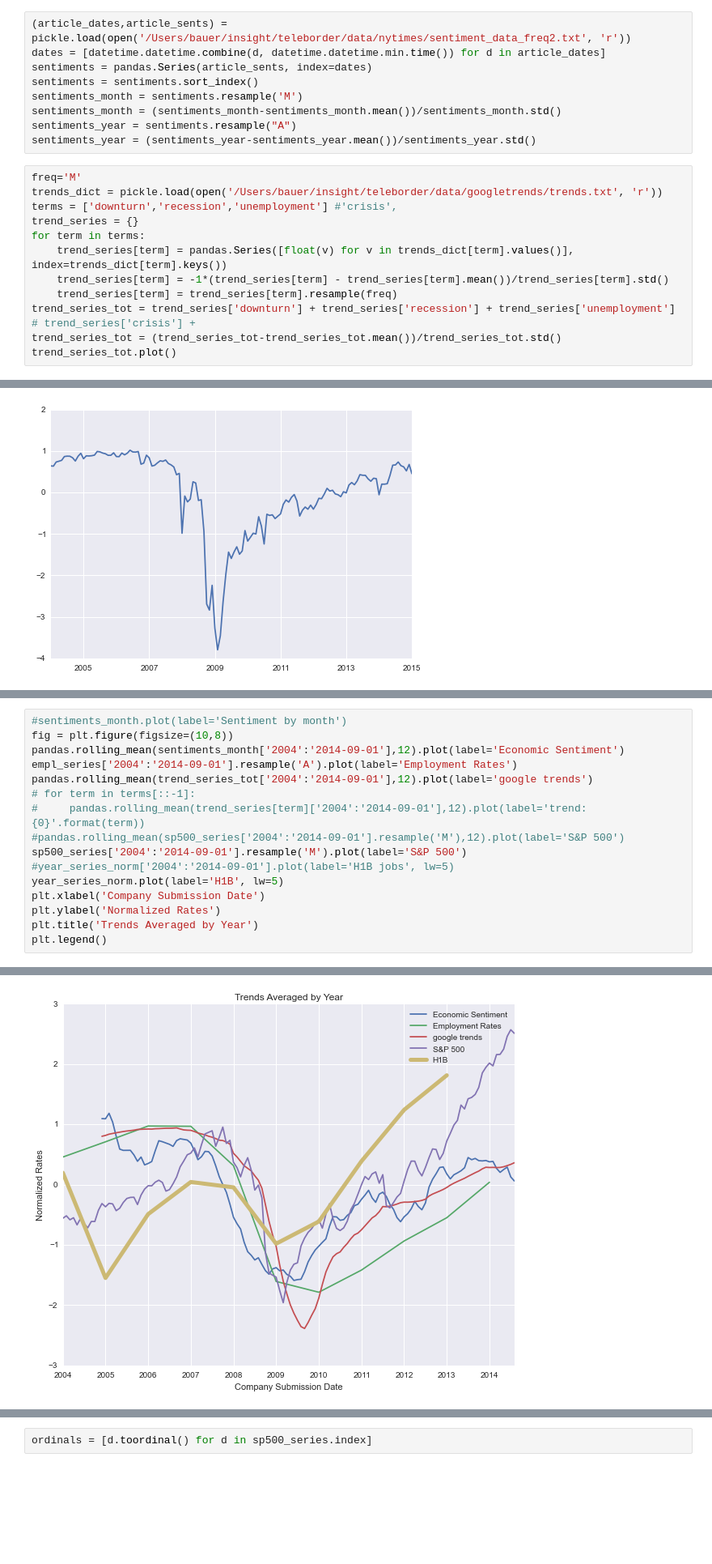
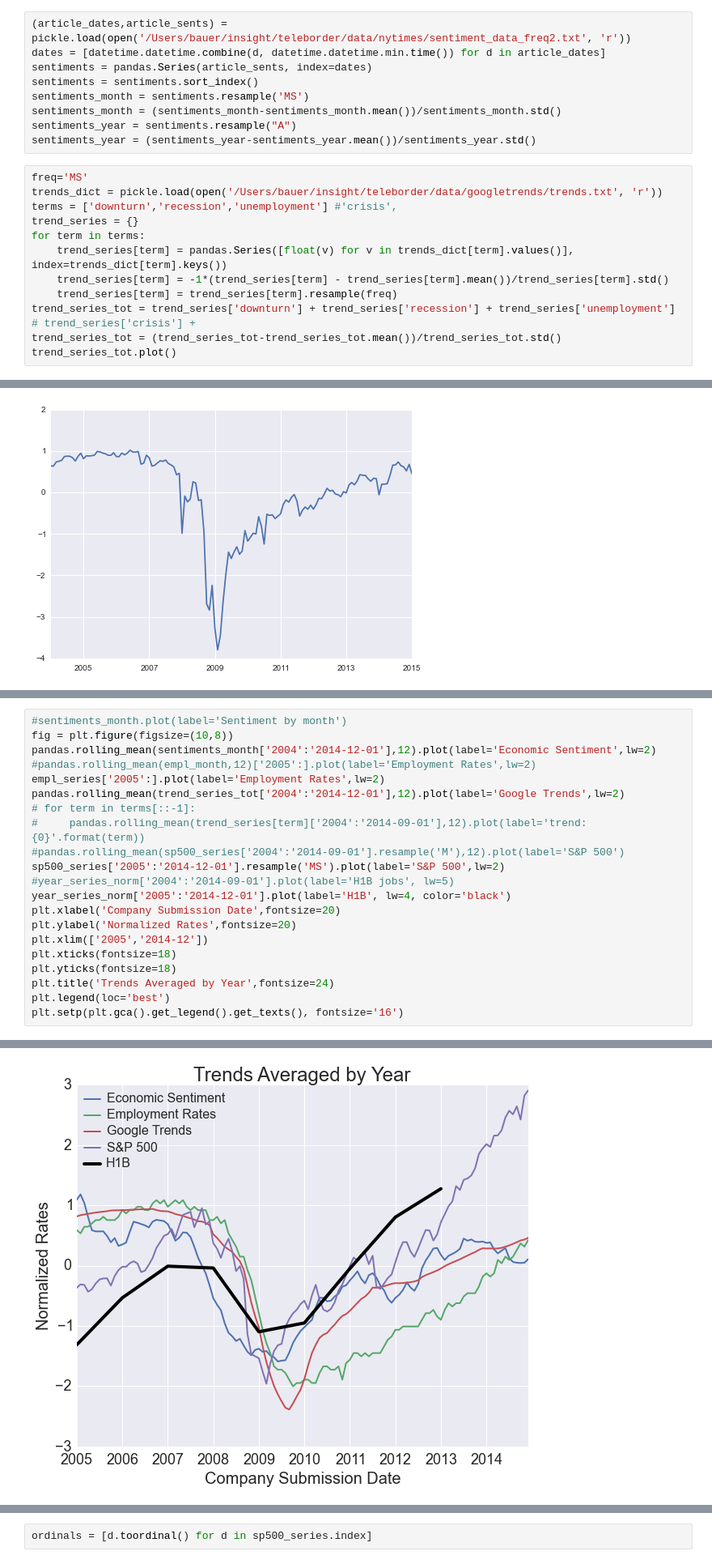
Before and after one commit to ahbauer/insight, a Jupyter notebook: notebooks/H1B.ipynb, the cells around one changed output, grey strips where cells are left out. Shown at 81% size. Cells and saved outputs as stored; diff of their text form; blank space fills up the shorter version.

```diff
--- a/notebooks/H1B.ipynb
+++ b/notebooks/H1B.ipynb
@@ -205,12 +235,12 @@ sp500_year = sp500_series.resample('A')
 dates = [datetime.datetime.combine(d, datetime.datetime.min.time()) for d in article_dates]
 sentiments = pandas.Series(article_sents, index=dates)
 sentiments = sentiments.sort_index()
-sentiments_month = sentiments.resample('M')
+sentiments_month = sentiments.resample('MS')
 sentiments_month = (sentiments_month-sentiments_month.mean())/sentiments_month.std()
 sentiments_year = sentiments.resample("A")
 sentiments_year = (sentiments_year-sentiments_year.mean())/sentiments_year.std()
 # %%
-freq='M'
+freq='MS'
 trends_dict = pickle.load(open('/Users/bauer/insight/teleborder/data/googletrends/trends.txt', 'r'))
 terms = ['downturn','recession','unemployment'] #'crisis',
 trend_series = {}
@@ -248,17 +278,22 @@ plt.legend()
 # %%
 #sentiments_month.plot(label='Sentiment by month')
 fig = plt.figure(figsize=(10,8))
-pandas.rolling_mean(sentiments_month['2004':'2014-09-01'],12).plot(label='Economic Sentiment')
-empl_series['2004':'2014-09-01'].resample('A').plot(label='Employment Rates')
-pandas.rolling_mean(trend_series_tot['2004':'2014-09-01'],12).plot(label='google trends')
+pandas.rolling_mean(sentiments_month['2004':'2014-12-01'],12).plot(label='Economic Sentiment',lw=2)
+#pandas.rolling_mean(empl_month,12)['2005':].plot(label='Employment Rates',lw=2)
+empl_series['2005':].plot(label='Employment Rates',lw=2)
+pandas.rolling_mean(trend_series_tot['2004':'2014-12-01'],12).plot(label='Google Trends',lw=2)
 # for term in terms[::-1]:
 #     pandas.rolling_mean(trend_series[term]['2004':'2014-09-01'],12).plot(label='trend:{0}'.format(term))
 #pandas.rolling_mean(sp500_series['2004':'2014-09-01'].resample('M'),12).plot(label='S&P 500')
-sp500_series['2004':'2014-09-01'].resample('M').plot(label='S&P 500')
+sp500_series['2005':'2014-12-01'].resample('MS').plot(label='S&P 500',lw=2)
 #year_series_norm['2004':'2014-09-01'].plot(label='H1B jobs', lw=5)
-year_series_norm.plot(label='H1B', lw=5)
-plt.xlabel('Company Submission Date')
-plt.ylabel('Normalized Rates')
-plt.title('Trends Averaged by Year')
-plt.legend()
+year_series_norm['2005':'2014-12-01'].plot(label='H1B', lw=4, color='black')
+plt.xlabel('Company Submission Date',fontsize=20)
+plt.ylabel('Normalized Rates',fontsize=20)
+plt.xlim(['2005','2014-12'])
+plt.xticks(fontsize=18)
+plt.yticks(fontsize=18)
+plt.title('Trends Averaged by Year',fontsize=24)
+plt.legend(loc='best')
+plt.setp(plt.gca().get_legend().get_texts(), fontsize='16')
 # %% [output]
@@ -266,4 +301,4 @@ plt.legend()
-[figure, old version]
+[figure, new version]
 # %%
 indices = np.argsort(sp500['gdate'])
 x_sorted = sp500['gdate'][indices]
```
Also changed, not shown: parts of 41 cells of this notebook, 5 other files.
